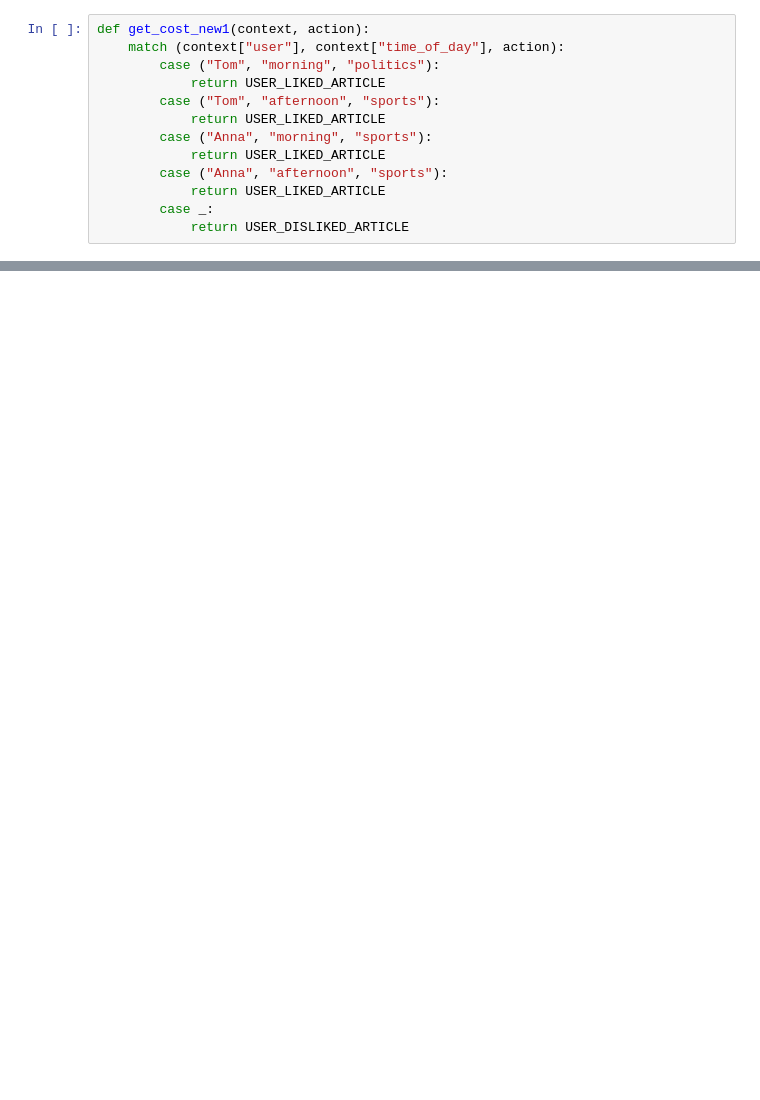
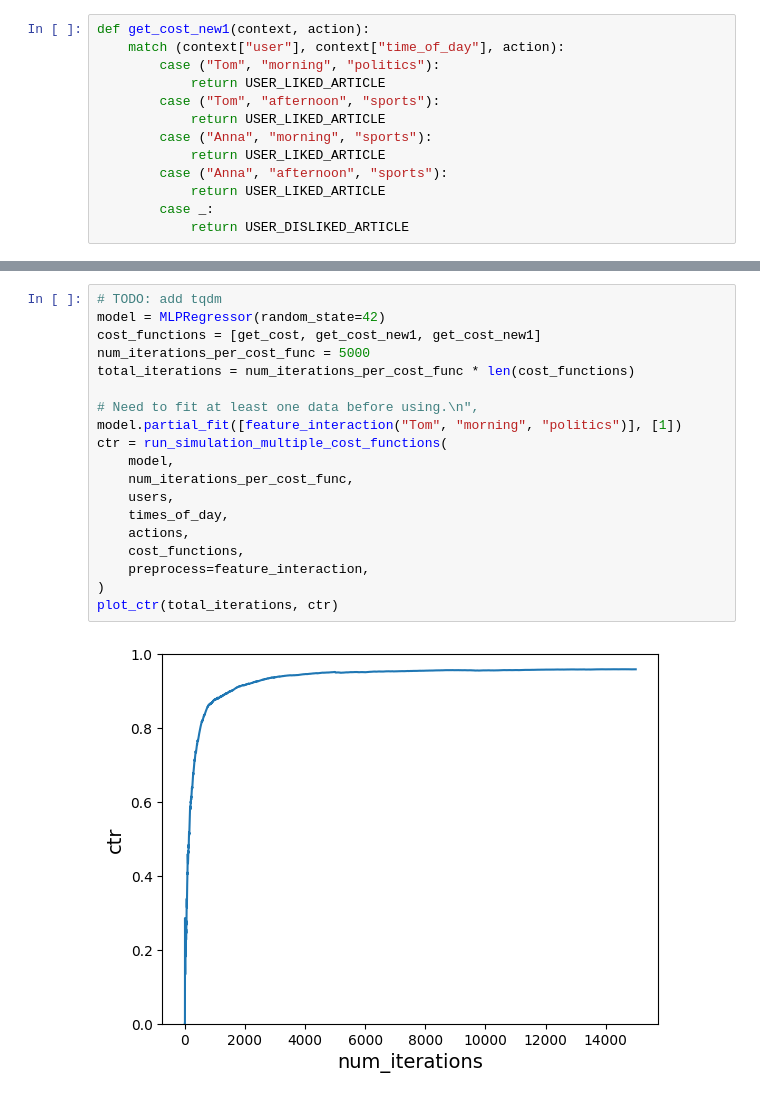
Before and after one commit to alextanhongpin/python-bandit, a Jupyter notebook: 08_neural_bandit.ipynb, the cells around one changed output, grey strips where cells are left out. Drawn from its saved outputs; the diff is of its cells as text; blank space fills up the shorter version.

```diff
--- a/08_neural_bandit.ipynb
+++ b/08_neural_bandit.ipynb
@@ -319,0 +367,21 @@ plot_ctr(total_iterations, ctr)
+# %%
+# TODO: add tqdm
+model = MLPRegressor(random_state=42)
+cost_functions = [get_cost, get_cost_new1, get_cost_new1]
+num_iterations_per_cost_func = 5000
+total_iterations = num_iterations_per_cost_func * len(cost_functions)
+
+# Need to fit at least one data before using.\n",
+model.partial_fit([feature_interaction("Tom", "morning", "politics")], [1])
+ctr = run_simulation_multiple_cost_functions(
+    model,
+    num_iterations_per_cost_func,
+    users,
+    times_of_day,
+    actions,
+    cost_functions,
+    preprocess=feature_interaction,
+)
+plot_ctr(total_iterations, ctr)
+# %% [output]
+[figure, added]
```
Also changed, not shown: parts of 18 cells of this notebook, 8 other files.
